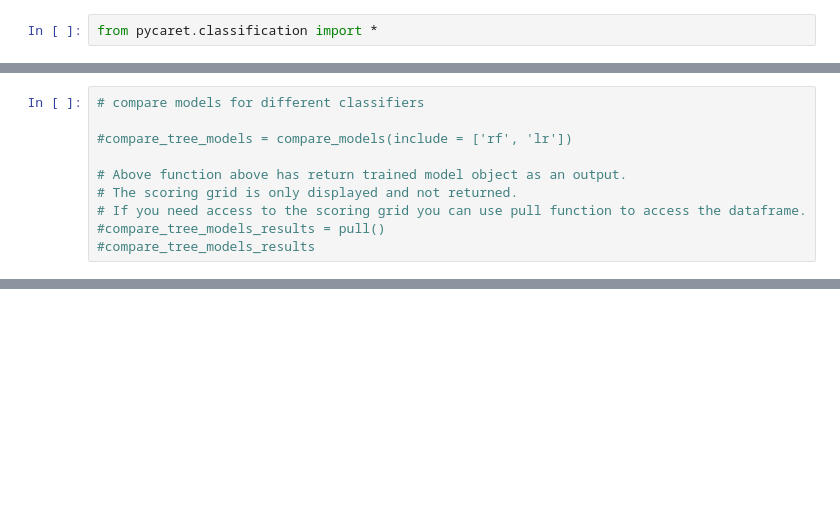
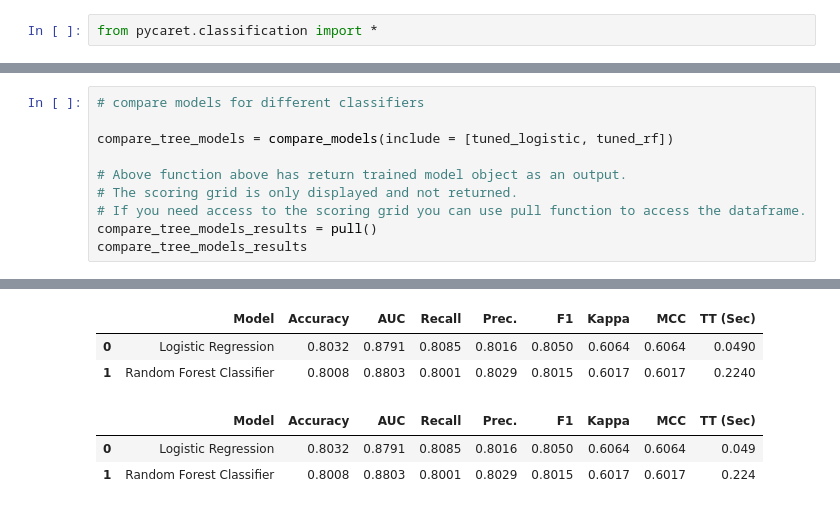
Before and after one commit to wysoczanska/Neuromatch_IBL, a Jupyter notebook: IBL_modelling_other_models.ipynb, the cells around one changed output, grey strips where cells are left out. Cells and saved outputs as stored; diff of their text form; blank space fills up the shorter version.

```diff
--- a/IBL_modelling_other_models.ipynb
+++ b/IBL_modelling_other_models.ipynb
@@ -197,10 +330,11 @@ save_model(tuned_rf, 'my_first_pipeline_rf')
 # %%
 # compare models for different classifiers
 
-#compare_tree_models = compare_models(include = ['rf', 'lr'])
+compare_tree_models = compare_models(include = [tuned_logistic, tuned_rf])
 
 # Above function above has return trained model object as an output.
 # The scoring grid is only displayed and not returned.
 # If you need access to the scoring grid you can use pull function to access the dataframe.
-#compare_tree_models_results = pull()
-#compare_tree_models_results
+compare_tree_models_results = pull()
+compare_tree_models_results
+# %% [output]
@@ -206,0 +342,6 @@ save_model(tuned_rf, 'my_first_pipeline_rf')
+|  | Model | Accuracy | AUC | Recall | Prec. | F1 | Kappa | MCC | TT (Sec) |
+| 0 | Logistic Regression | 0.8032 | 0.8791 | 0.8085 | 0.8016 | 0.8050 | 0.6064 | 0.6064 | 0.0490 |
+| 1 | Random Forest Classifier | 0.8008 | 0.8803 | 0.8001 | 0.8029 | 0.8015 | 0.6017 | 0.6017 | 0.2240 |
+|  | Model | Accuracy | AUC | Recall | Prec. | F1 | Kappa | MCC | TT (Sec) |
+| 0 | Logistic Regression | 0.8032 | 0.8791 | 0.8085 | 0.8016 | 0.8050 | 0.6064 | 0.6064 | 0.049 |
+| 1 | Random Forest Classifier | 0.8008 | 0.8803 | 0.8001 | 0.8029 | 0.8015 | 0.6017 | 0.6017 | 0.224 |
```
Also changed, not shown: parts of 17 cells of this notebook.
